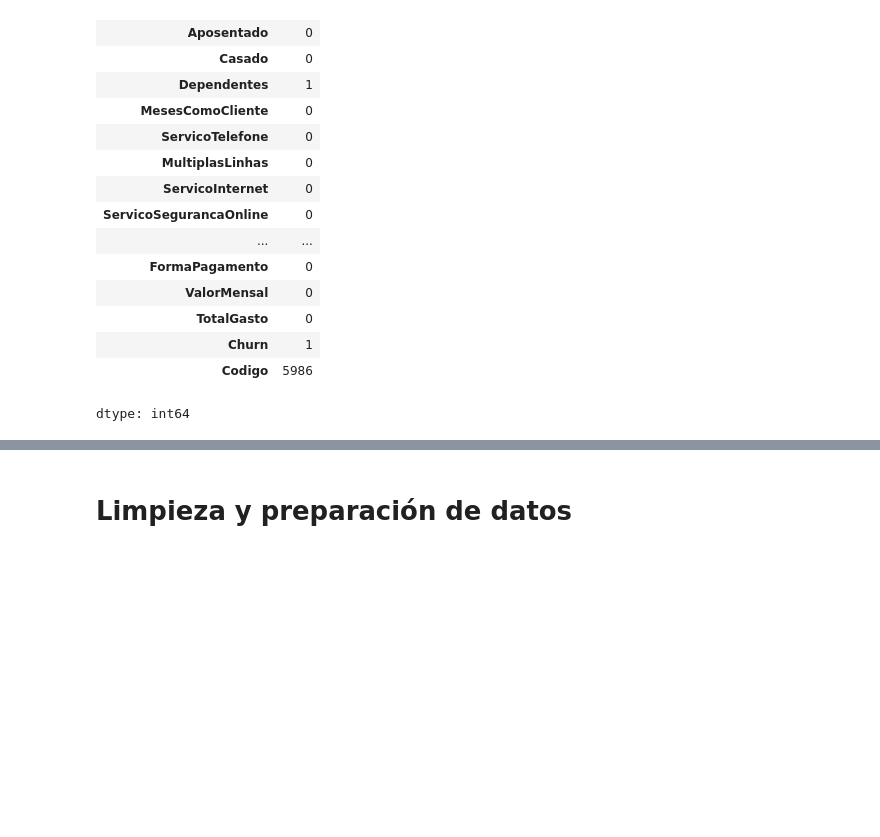
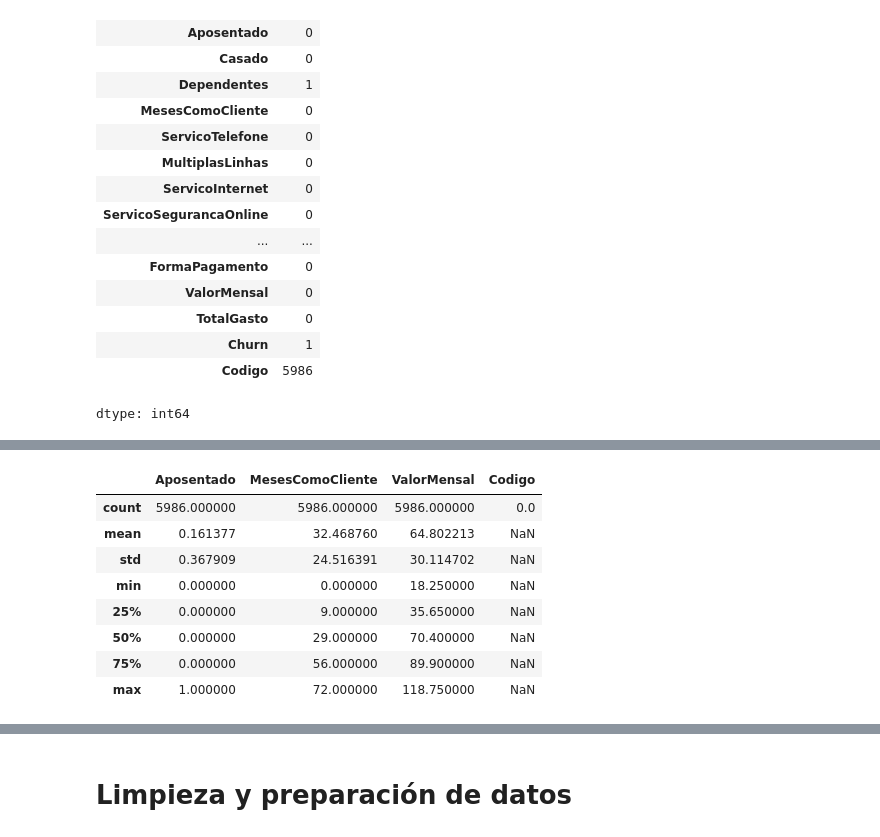
Before and after one commit to renegarcialuces/Analisis-de-Datos-Portafolio, a Jupyter notebook: ED01.ipynb, the cells around one changed output, grey strips where cells are left out. Cells and saved outputs as stored; diff of their text form; code cells hidden in the pictures; blank space fills up the shorter version.

```diff
--- a/ED01.ipynb
+++ b/ED01.ipynb
@@ -85,0 +86,13 @@ memory usage: 1.1+ MB
+# %%
+# Distribución estadística de las columnas numericas
+df.describe()
+# %% [output]
+|  | Aposentado | MesesComoCliente | ValorMensal | Codigo |
+| count | 5986.000000 | 5986.000000 | 5986.000000 | 0.0 |
+| mean | 0.161377 | 32.468760 | 64.802213 | NaN |
+| std | 0.367909 | 24.516391 | 30.114702 | NaN |
+| min | 0.000000 | 0.000000 | 18.250000 | NaN |
+| 25% | 0.000000 | 9.000000 | 35.650000 | NaN |
+| 50% | 0.000000 | 29.000000 | 70.400000 | NaN |
+| 75% | 0.000000 | 56.000000 | 89.900000 | NaN |
+| max | 1.000000 | 72.000000 | 118.750000 | NaN |
```
Also changed, not shown: parts of 7 cells of this notebook.
